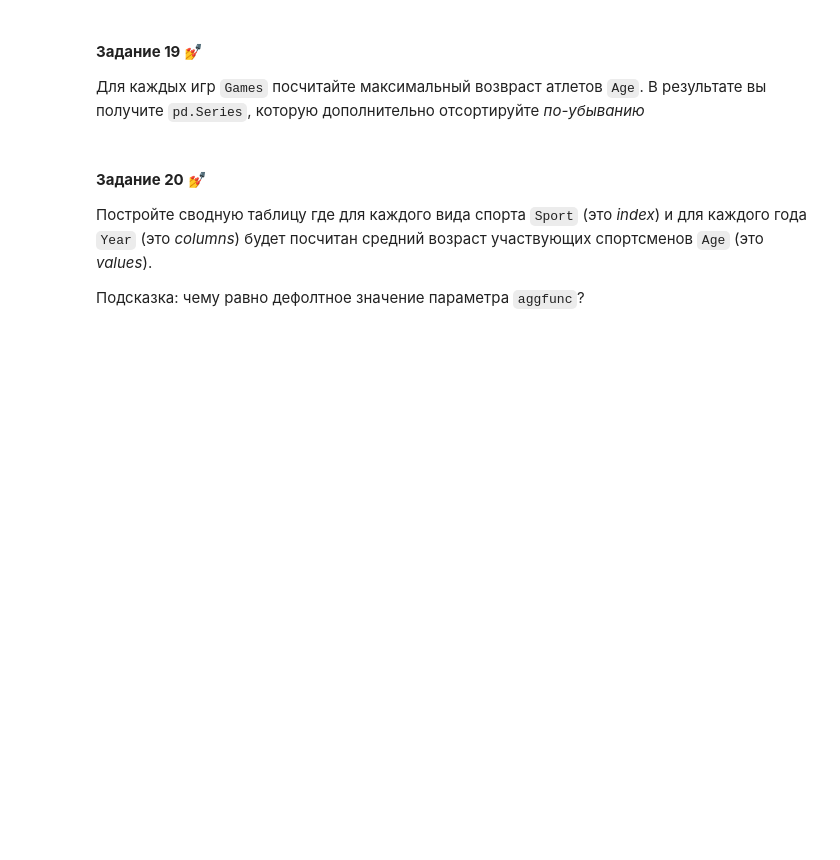
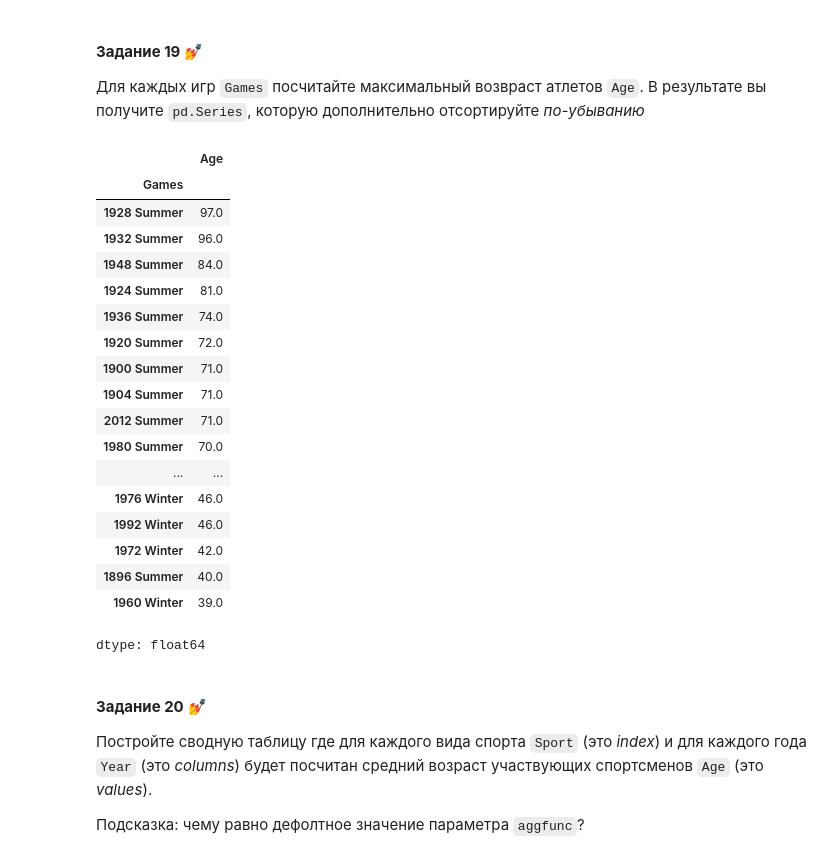
Before and after one commit to SitkovaDarya/HW2_Sitkova, a Jupyter notebook: HW8_pandas.ipynb, the cells around one changed output. Saved outputs shown, nothing was run; the diff lists cells and outputs as text; code cells hidden in the pictures; blank space fills up the shorter version.

```diff
--- a/HW8_pandas.ipynb
+++ b/HW8_pandas.ipynb
@@ -257,9 +244,28 @@ assert np.isclose(result, 0.0345, atol=1e-3)
 
 Для каждых игр `Games` посчитайте максимальный возвраст атлетов `Age`. В результате вы получите `pd.Series`, которую дополнительно отсортируйте *по-убыванию*
 # %%
-# YOUR CODE HERE
-result = ...
-raise NotImplementedError()
+result = olympics.groupby('Games')['Age'].max().sort_values(ascending=False)
+display(result)
+# %% [output]
+|  | Age |
+| Games |  |
+| 1928 Summer | 97.0 |
+| 1932 Summer | 96.0 |
+| 1948 Summer | 84.0 |
+| 1924 Summer | 81.0 |
+| 1936 Summer | 74.0 |
+| 1920 Summer | 72.0 |
+| 1900 Summer | 71.0 |
+| 1904 Summer | 71.0 |
+| 2012 Summer | 71.0 |
+| 1980 Summer | 70.0 |
+| ... | ... |
+| 1976 Winter | 46.0 |
+| 1992 Winter | 46.0 |
+| 1972 Winter | 42.0 |
+| 1896 Summer | 40.0 |
+| 1960 Winter | 39.0 |
+dtype: float64
 # %%
 assert result.iat[0] == 97
 assert result.iat[-1] == 39
```
Also changed, not shown: parts of 22 cells of this notebook.
